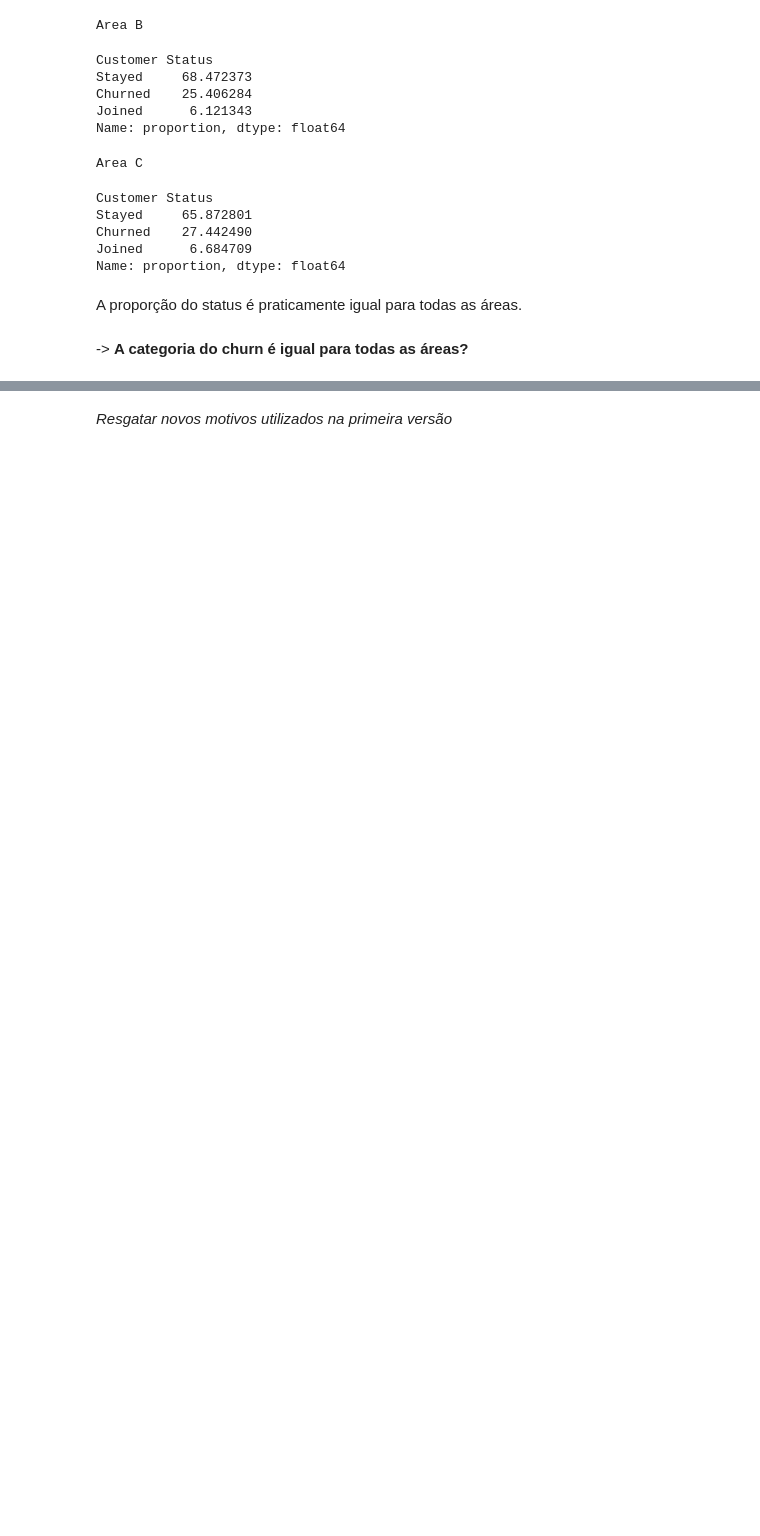
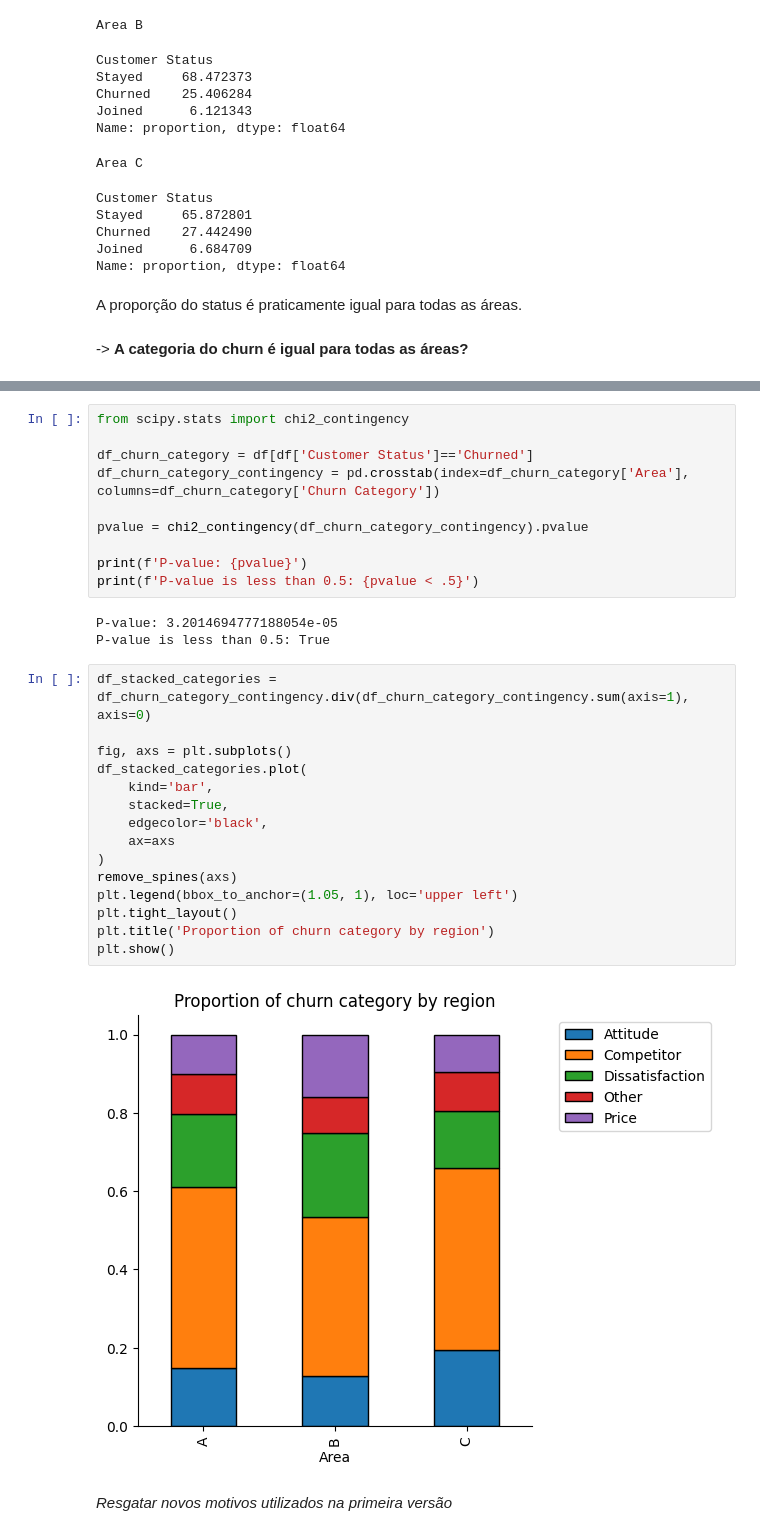
Before and after one commit to l-tiezerin/mentoria_dados, a Jupyter notebook: notebooks/02_city_analysis.ipynb, the cells around one changed output, grey strips where cells are left out. Saved outputs shown, nothing was run; the diff lists cells and outputs as text; blank space fills up the shorter version.

```diff
--- a/notebooks/02_city_analysis.ipynb
+++ b/notebooks/02_city_analysis.ipynb
@@ -214,2 +234,32 @@ Apesar das categorias de churn manterem um formato de proporção parecido, há
+# %%
+from scipy.stats import chi2_contingency
+
+df_churn_category = df[df['Customer Status']=='Churned']
+df_churn_category_contingency = pd.crosstab(index=df_churn_category['Area'], columns=df_churn_category['Churn Category'])
+
+pvalue = chi2_contingency(df_churn_category_contingency).pvalue
+
+print(f'P-value: {pvalue}')
+print(f'P-value is less than 0.5: {pvalue < .5}')
+# %% [output]
+P-value: 3.2014694777188054e-05
+P-value is less than 0.5: True
+# %%
+df_stacked_categories = df_churn_category_contingency.div(df_churn_category_contingency.sum(axis=1), axis=0)
+
+fig, axs = plt.subplots()
+df_stacked_categories.plot(
+    kind='bar',
+    stacked=True,
+    edgecolor='black',
+    ax=axs
+)
+remove_spines(axs)
+plt.legend(bbox_to_anchor=(1.05, 1), loc='upper left')
+plt.tight_layout()
+plt.title('Proportion of churn category by region')
+plt.show()
+# %% [output]
+[figure, added]
 # %% [markdown]
 *Resgatar novos motivos utilizados na primeira versão*
```
Also changed, not shown: parts of 6 cells of this notebook.
